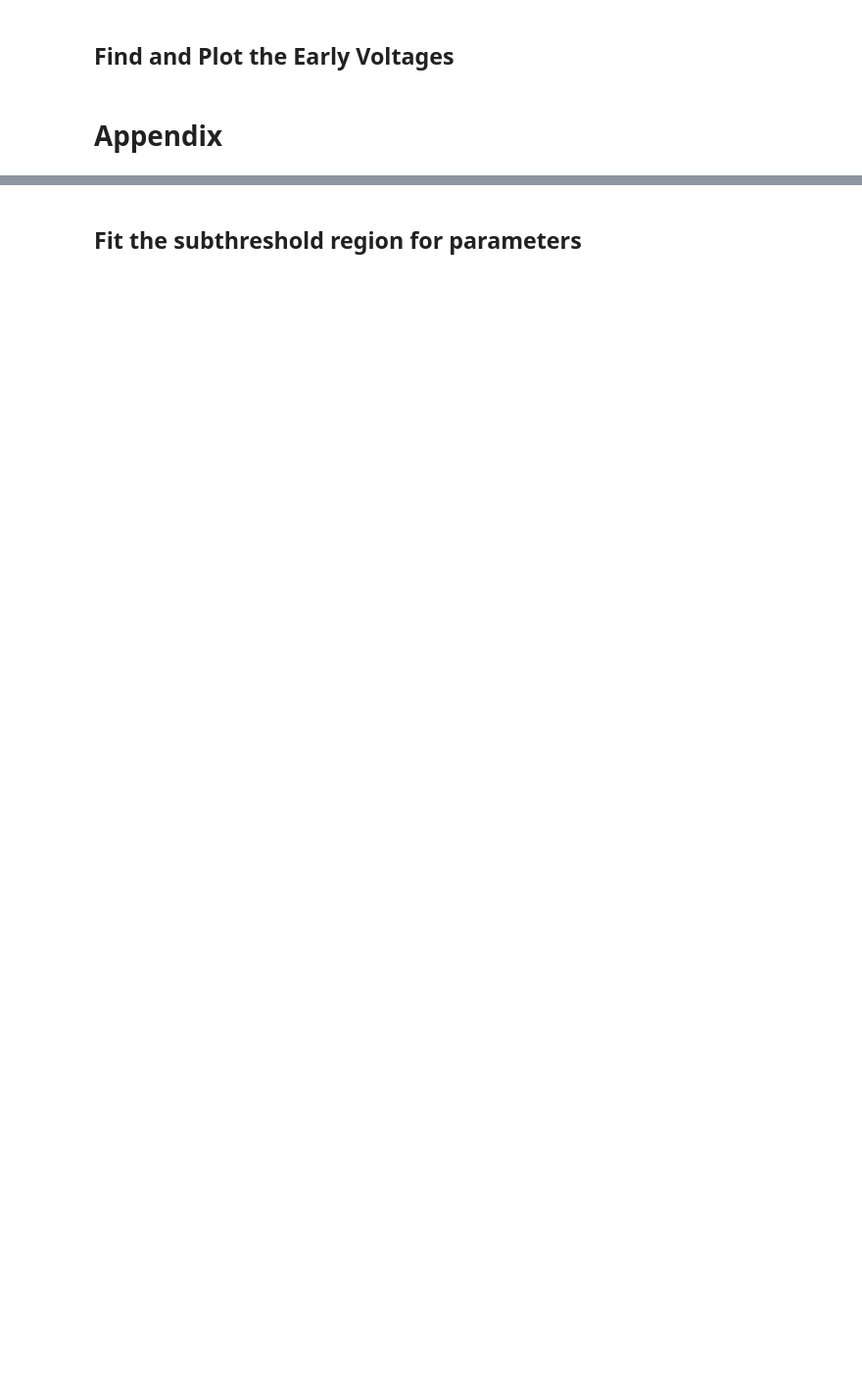
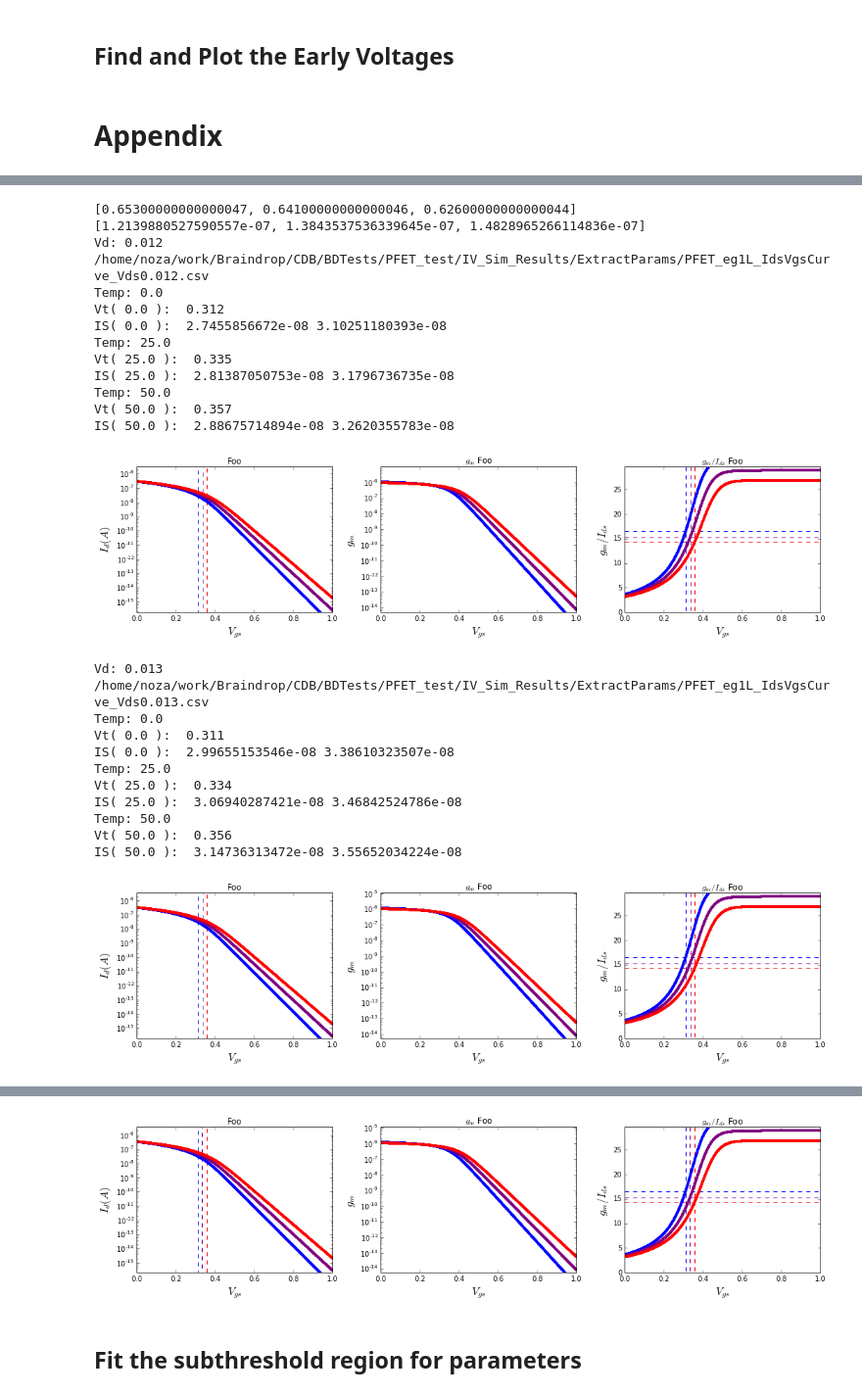
Before and after one commit to twinoza/TwinPyNB, a Jupyter notebook: FETCharacterization/NFET_ParamExtract.ipynb, the cells around one changed output, grey strips where cells are left out. Shown at 98% size. Saved outputs shown, nothing was run; the diff lists cells and outputs as text; code cells hidden in the pictures; blank space fills up the shorter version.

```diff
--- a/FETCharacterization/NFET_ParamExtract.ipynb
+++ b/FETCharacterization/NFET_ParamExtract.ipynb
@@ -509,0 +599,19 @@ show()
+# %%
+for a in arange(3):
+    curveType = "IdsVgsCurve"
+    FETType = "PFET_eg1L"
+    xVals, yVals = getData(folderRoot_P, FETType=FETType,
+                                            CurveType=curveType, IDVal="Vds"+str(Vds[a]))
+
+    print IS_P_eg1L[a]/1.13, IS_P_eg1L[a], temps[a], Vds[a]
+    Vgs = getVVal(IS_P_eg1L[a]/1.13, xVals[:,a], yVals[:,a])
+    Id = getIVal(Vgs, xVals[:,a], yVals[:,a])
+    print Vgs, Id*1.13
+
+#    FETType = "NFET_eg1L"
+#    xVals, yVals = getData(folderRoot, FETType=FETType,
+#                                            CurveType=curveType, IDVal="Vds"+str(Vds[a]))
+#    print IS_N_eg1L[a]/1.13, IS_N_eg1L[a], temps[a], Vds[a]
+#    Vgs = getVVal(array(IS_N_eg1L[a])/1.13, xVals[:,a], yVals[:,a])
+#    Id = getIVal(Vgs, xVals[:,a], yVals[:,a])
+#    print Vgs, Id
@@ -509,0 +633,56 @@ show()
+# %%
+print Vths_N_eg1L
+print IS_N_eg1L
+FETType = "PFET_eg1L"
+curveType = "IdsVgsCurve"
+
+
+for j, Vd in enumerate(Vds):
+    print "Vd:", Vd
+    xVals, yVals = getData(folderRoot_P, FETType=FETType,
+                                            CurveType=curveType, IDVal="Vds"+str(Vd))
+    numTemps = shape(yVals)[1]
+    for i, temp in enumerate(temps):
+        print "Temp:", temp
+        curVgs = xVals[:,i]
+        curIds = yVals[:,i]
+        #print curIds
+        curGms = calcGm(curVgs, curIds)
+        #print curGms
+        curGmOverId = calcGmOverId(curGms, curIds[:-1])
+        #print calcGmOverId(curGms, curIds[:-1])
+
+        Vth, halfGmOverId  = calcVth(curVgs, curGmOverId)
+        print "Vt(", temp,"): ", Vth
+        curIS = calcIS(Vth, curVgs, curIds)[0]
+        print "IS(",temp,"): ", curIS/1.13, curIS
+        a, b, c, d = plotVgPlots(curVgs, curIds, "Foo",
+                    color=(1.*i/(numTemps-1), 0, 1-(1.*i/(numTemps-1))))
+    show()
+# %% [output]
+[0.65300000000000047, 0.64100000000000046, 0.62600000000000044]
+[1.2139880527590557e-07, 1.3843537536339645e-07, 1.4828965266114836e-07]
+Vd: 0.012
+/home/noza/work/Braindrop/CDB/BDTests/PFET_test/IV_Sim_Results/ExtractParams/PFET_eg1L_IdsVgsCurve_Vds0.012.csv
+Temp: 0.0
+Vt( 0.0 ):  0.312
+IS( 0.0 ):  2.7455856672e-08 3.10251180393e-08
+Temp: 25.0
+Vt( 25.0 ):  0.335
+IS( 25.0 ):  2.81387050753e-08 3.1796736735e-08
+Temp: 50.0
+Vt( 50.0 ):  0.357
+IS( 50.0 ):  2.88675714894e-08 3.2620355783e-08
+[figure, added]
+Vd: 0.013
+/home/noza/work/Braindrop/CDB/BDTests/PFET_test/IV_Sim_Results/ExtractParams/PFET_eg1L_IdsVgsCurve_Vds0.013.csv
+Temp: 0.0
+Vt( 0.0 ):  0.311
+IS( 0.0 ):  2.99655153546e-08 3.38610323507e-08
+Temp: 25.0
+Vt( 25.0 ):  0.334
+IS( 25.0 ):  3.06940287421e-08 3.46842524786e-08
+Temp: 50.0
+Vt( 50.0 ):  0.356
+IS( 50.0 ):  3.14736313472e-08 3.55652034224e-08
+[figure, added]
@@ -510,3 +700,4 @@ show()
+[figure, added]
 # %% [markdown]
 ## Fit the subthreshold region for parameters
 # %%
```
Also changed, not shown: parts of 34 cells of this notebook, 1 other file.
